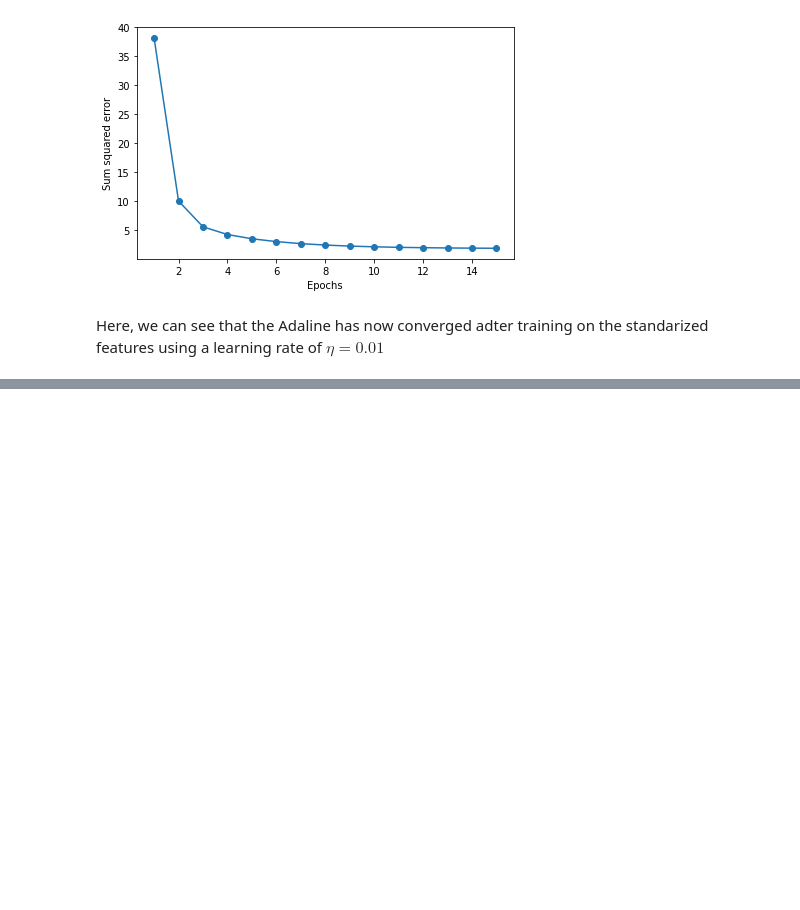
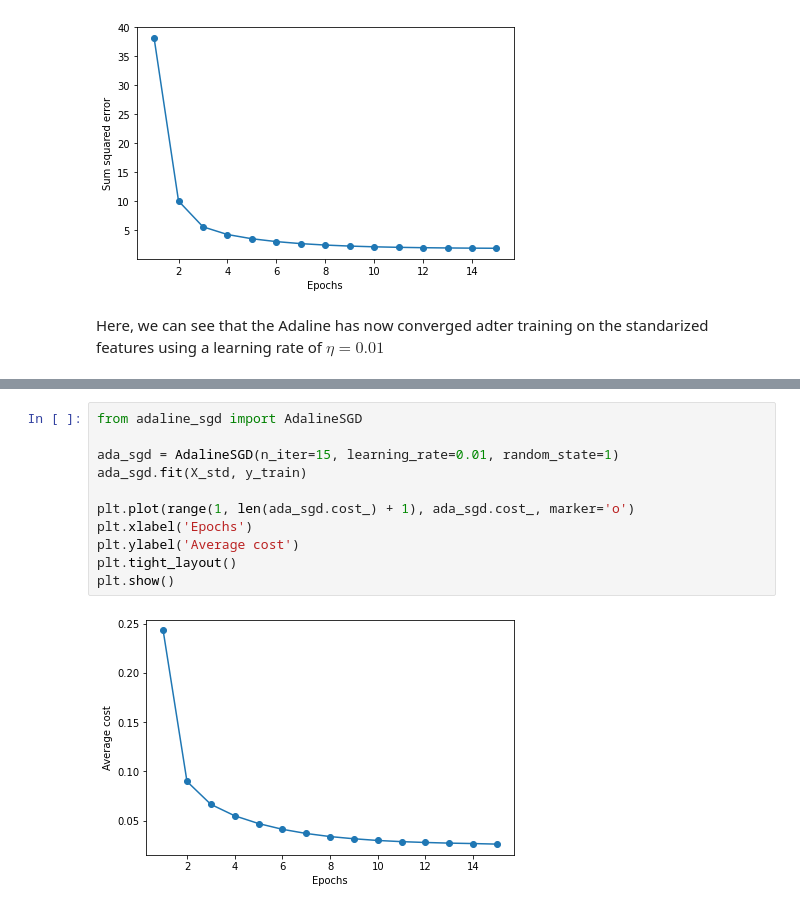
Before and after one commit to prabaldeshar/machine-learning, a Jupyter notebook: adaline.ipynb, the cells around one changed output, grey strips where cells are left out. Cells and saved outputs as stored; diff of their text form; blank space fills up the shorter version.

```diff
--- a/adaline.ipynb
+++ b/adaline.ipynb
@@ -178,0 +197,13 @@ Here, we can see that the Adaline has now converged adter training on the standa
+# %%
+from adaline_sgd import AdalineSGD
+
+ada_sgd = AdalineSGD(n_iter=15, learning_rate=0.01, random_state=1)
+ada_sgd.fit(X_std, y_train)
+
+plt.plot(range(1, len(ada_sgd.cost_) + 1), ada_sgd.cost_, marker='o')
+plt.xlabel('Epochs')
+plt.ylabel('Average cost')
+plt.tight_layout()
+plt.show()
+# %% [output]
+[figure, added]
```
Also changed, not shown: parts of 2 cells of this notebook.
